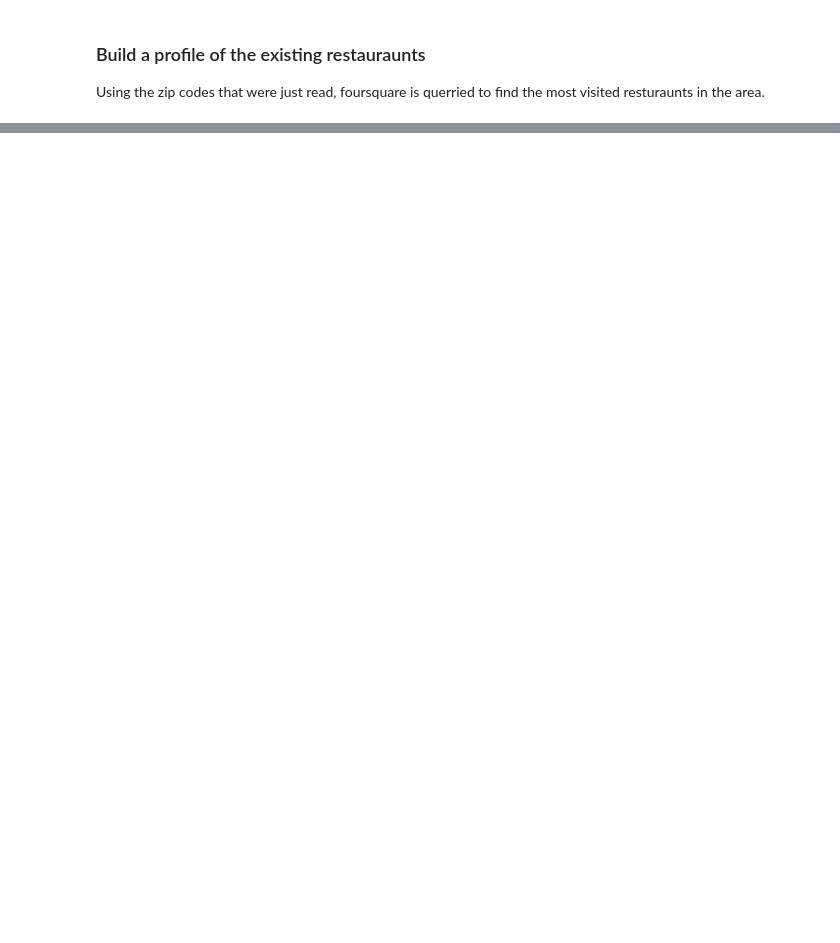
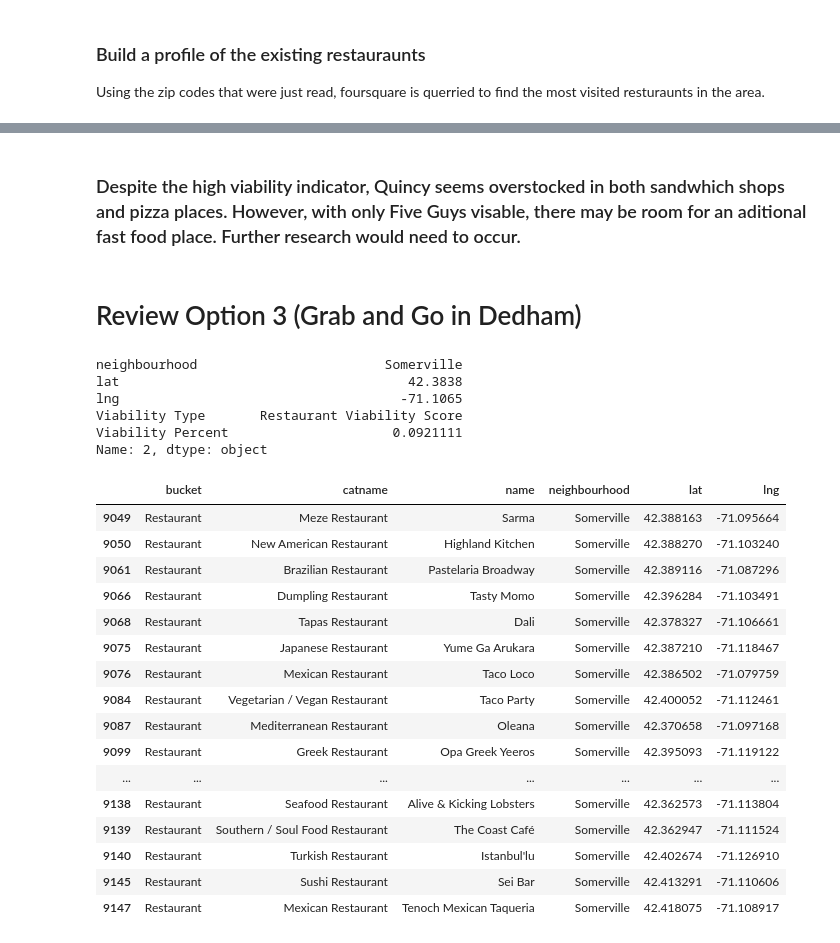
Before and after one commit to martinloki/Coursera_Capstone, a Jupyter notebook: Capstone; Restaurant Location.ipynb, the cells around one changed output, grey strips where cells are left out. Cells and saved outputs as stored; diff of their text form; code cells hidden in the pictures; blank space fills up the shorter version.

```diff
--- a/Capstone; Restaurant Location.ipynb
+++ b/Capstone; Restaurant Location.ipynb
@@ -348,0 +220,10 @@ NameError: name 'toronto_grouped' is not defined
+# %%
+### ½ DEV CODE ###
+###Un-REM when running for the first time. ###
+### ½ DEV CODE ###
+
+#Pull the data and store a copy of the resultant dataframe so we can manipulate it without having to re-query the api during dev.
+df_bcn_venues=pd.DataFrame(getNearbyVenuesNear(bcn_near['town'],bcn_near['near']))
+df_bcn_venues_bkp=pd.DataFrame(df_bcn_venues)
+
+df_bcn_venues
@@ -348,0 +266,6 @@ NameError: name 'toronto_grouped' is not defined
+# %%
+### ½ DEV CODE ###
+#reset the dataframe to clear any bad manipulations during dev.
+
+df_bcn_venues=pd.DataFrame(df_bcn_venues_bkp)
+df_bcn_venues.head(3)
@@ -348,0 +314,8 @@ NameError: name 'toronto_grouped' is not defined
+# %%
+# join the venues and the scope list
+df_bcn_venues=pd.merge(df_bcn_venues,
+    df_reviewedVenues,
+    left_on='catname',
+    right_on='catname',
+    how='left')
+df_bcn_venues.head(3)
@@ -348,0 +327,5 @@ NameError: name 'toronto_grouped' is not defined
+# %%
+# Drop the out of scope entries
+df_bcn_venues=df_bcn_venues[df_bcn_venues.bucket != 'OUT OF SCOPE']
+df_bcn_venues=df_bcn_venues[['bucket','catname','name','neighbourhood','lat','lng']]
+df_bcn_venues.head(3)
@@ -348,0 +721,34 @@ NameError: name 'toronto_grouped' is not defined
+# %% [markdown]
+### Despite the high viability indicator, Quincy seems overstocked in both sandwhich shops and pizza places.  However, with only Five Guys visable, there may be room for an aditional fast food place.  Further research would need to occur.
+# %% [markdown]
+# Review Option 3 (Grab and Go in Dedham)
+# %%
+bnc_viability_summary.loc[2,:]
+# %% [output]
+neighbourhood                        Somerville
+lat                                     42.3838
+lng                                    -71.1065
+Viability Type       Restaurant Viability Score
+Viability Percent                     0.0921111
+Name: 2, dtype: object
+# %%
+df_Option3_existing=df_bcn_venues[(df_bcn_venues['bucket']=='Restaurant') & (df_bcn_venues['neighbourhood']=='Somerville')]
+df_Option3_existing
+# %% [output]
+|  | bucket | catname | name | neighbourhood | lat | lng |
+| 9049 | Restaurant | Meze Restaurant | Sarma | Somerville | 42.388163 | -71.095664 |
+| 9050 | Restaurant | New American Restaurant | Highland Kitchen | Somerville | 42.388270 | -71.103240 |
+| 9061 | Restaurant | Brazilian Restaurant | Pastelaria Broadway | Somerville | 42.389116 | -71.087296 |
+| 9066 | Restaurant | Dumpling Restaurant | Tasty Momo | Somerville | 42.396284 | -71.103491 |
+| 9068 | Restaurant | Tapas Restaurant | Dali | Somerville | 42.378327 | -71.106661 |
+| 9075 | Restaurant | Japanese Restaurant | Yume Ga Arukara | Somerville | 42.387210 | -71.118467 |
+| 9076 | Restaurant | Mexican Restaurant | Taco Loco | Somerville | 42.386502 | -71.079759 |
+| 9084 | Restaurant | Vegetarian / Vegan Restaurant | Taco Party | Somerville | 42.400052 | -71.112461 |
+| 9087 | Restaurant | Mediterranean Restaurant | Oleana | Somerville | 42.370658 | -71.097168 |
+| 9099 | Restaurant | Greek Restaurant | Opa Greek Yeeros | Somerville | 42.395093 | -71.119122 |
+| ... | ... | ... | ... | ... | ... | ... |
+| 9138 | Restaurant | Seafood Restaurant | Alive & Kicking Lobsters | Somerville | 42.362573 | -71.113804 |
+| 9139 | Restaurant | Southern / Soul Food Restaurant | The Coast Café | Somerville | 42.362947 | -71.111524 |
+| 9140 | Restaurant | Turkish Restaurant | Istanbul'lu | Somerville | 42.402674 | -71.126910 |
+| 9145 | Restaurant | Sushi Restaurant | Sei Bar | Somerville | 42.413291 | -71.110606 |
+| 9147 | Restaurant | Mexican Restaurant | Tenoch Mexican Taqueria | Somerville | 42.418075 | -71.108917 |
```
Also changed, not shown: parts of 67 cells of this notebook.
